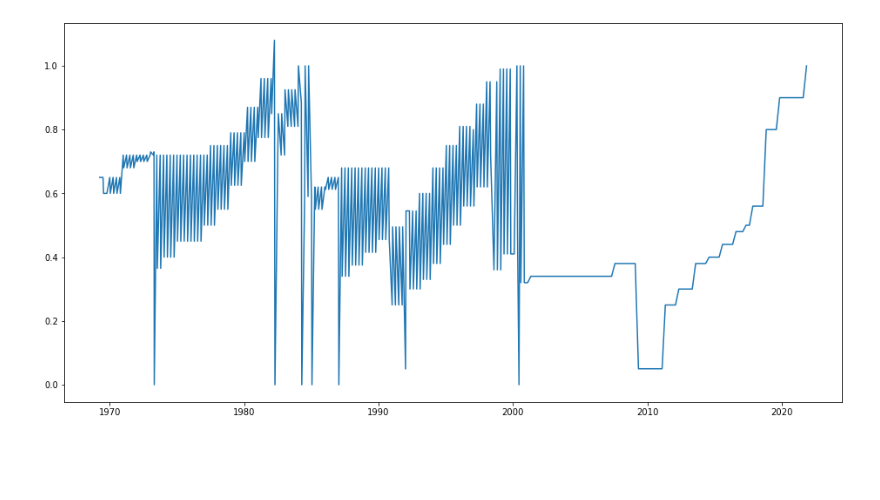
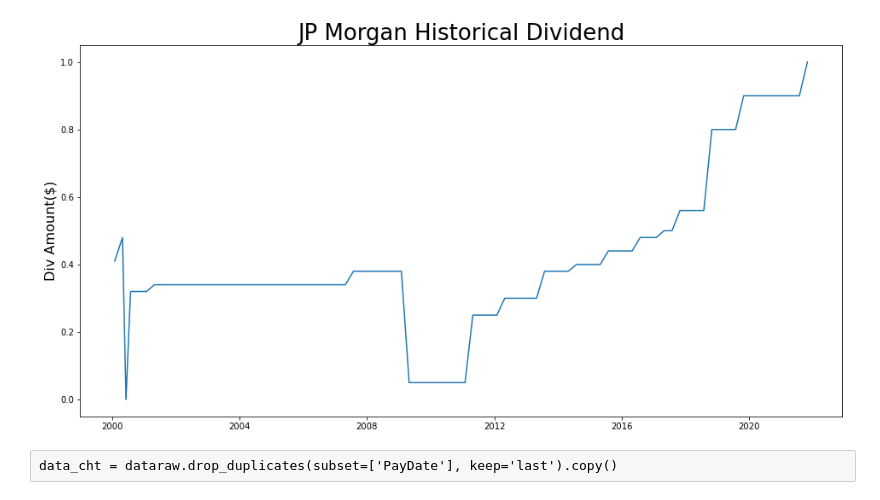
Before and after one commit to anirban2294/Dividend_Forecasting, a Jupyter notebook: HW1_Anirban.ipynb, the cells around one changed output. Saved outputs shown, nothing was run; the diff lists cells and outputs as text; code cells hidden in the pictures; blank space fills up the shorter version.

Commit message:
Final Edits, added 10yr Average charts

```diff
--- a/HW1_Anirban.ipynb
+++ b/HW1_Anirban.ipynb
@@ -17,6 +17,12 @@ warnings.simplefilter("ignore")
 #AT&T
 #dataraw = pd.read_csv("HW1_Raw_ATnT.csv")
 #JP Morgan
-dataraw = pd.read_csv("HW1_Raw_JPMC.csv")
+dataraw = pd.read_csv("JPMorgan.csv")
 #Exxon
 #dataraw = pd.read_csv("HW1_Raw_Exxon.csv")
+#Microsoft
+#dataraw = pd.read_csv("Microsoft.csv")
+#Chevron
+#dataraw = pd.read_csv("Chevron.csv")
+#LasVegas
+#dataraw = pd.read_csv("LasVegas.csv")
@@ -40,13 +71,18 @@ dataraw = dataraw.sort_values(by='Date', ascending=True)
 # %%
 #Create Chart for Dividend amount
 data_cht = dataraw.drop_duplicates(subset=['PayDate'], keep='last').copy()
 data_cht = data_cht.sort_values(by='PayDate', ascending=True)
 data_cht = data_cht.loc[:,["Date", "DeclarationDate", "PayDate", "RecDate", "DivAmount", "Price", "Volume", "HolPerReturn", "MarketReturn"]].dropna().reset_index(drop = True).copy()
 plt.figure(figsize = (16,8))
 plt.plot(data_cht["PayDate"], data_cht["DivAmount"])
-plt.show()
+plt.title("JP Morgan Historical Dividend",size=26)
+plt.ylabel("Div Amount($)",size=16)
+#plt.show()
+plt.savefig('JPMorganHist.png')
 # %% [output]
-[figure, old version]
+[figure, new version]
+# %% [raw]
+data_cht = dataraw.drop_duplicates(subset=['PayDate'], keep='last').copy()
 # %%
 #Separate dataset for return calculation
 data_ret = dataraw.loc[:,["Date", "Price", "Volume", "HolPerReturn", "MarketReturn"]].dropna().reset_index(drop = True).copy()
```
Also changed, not shown: parts of 47 cells of this notebook, 1 other file.
